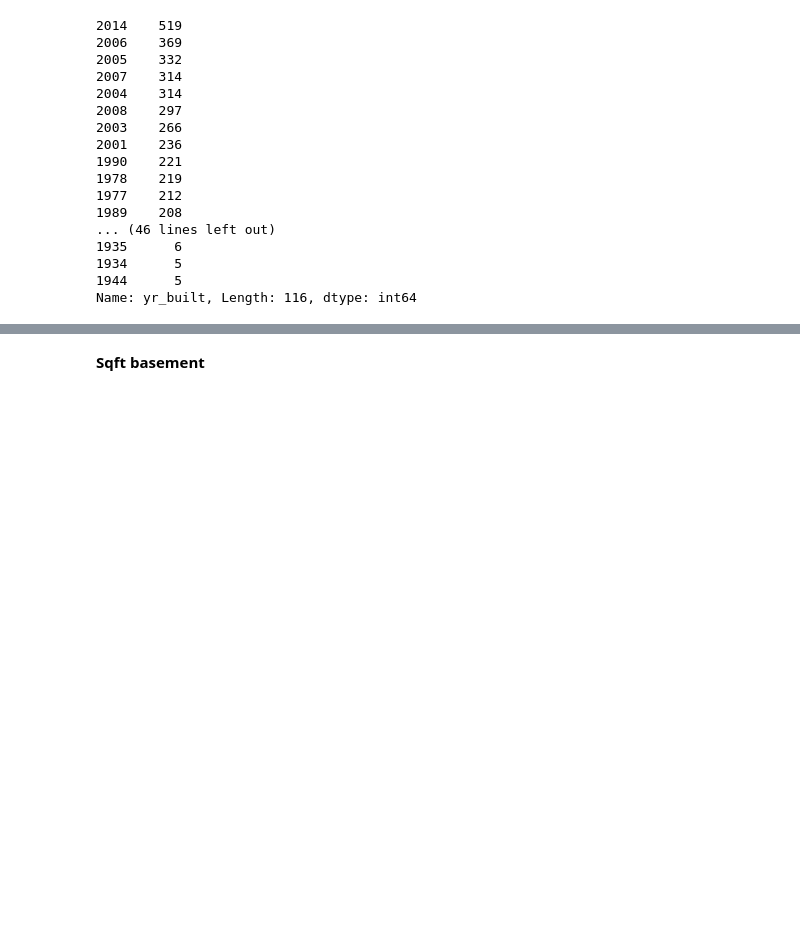
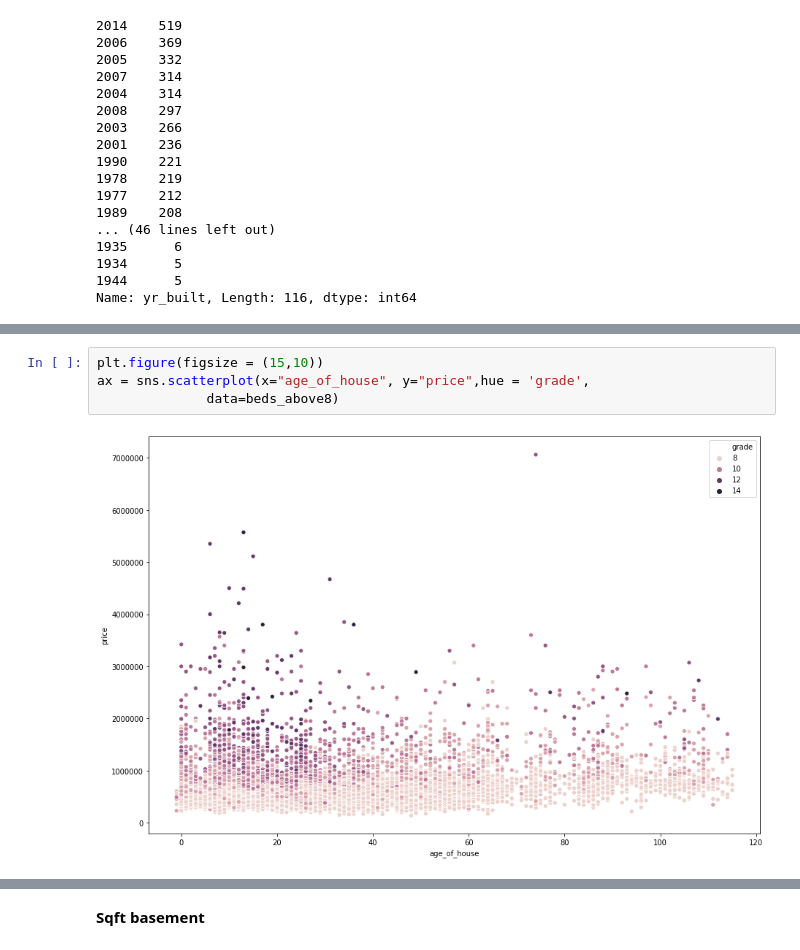
Before and after one commit to HeleneBu/Project_1, a Jupyter notebook: Data cleaning and question 2.ipynb, the cells around one changed output, grey strips where cells are left out. Drawn from its saved outputs; the diff is of its cells as text; blank space fills up the shorter version.

```diff
--- a/Data cleaning and question 2.ipynb
+++ b/Data cleaning and question 2.ipynb
@@ -520,0 +592,6 @@ See the caveats in the documentation: http://pandas.pydata.org/pandas-docs/stabl
+# %%
+plt.figure(figsize = (15,10))
+ax = sns.scatterplot(x="age_of_house", y="price",hue = 'grade',
+              data=beds_above8)
+# %% [output]
+[figure, added]
```
Also changed, not shown: parts of 37 cells of this notebook.
